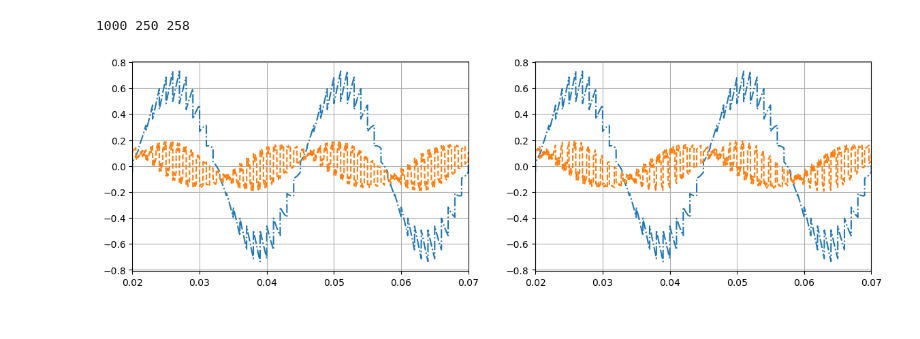
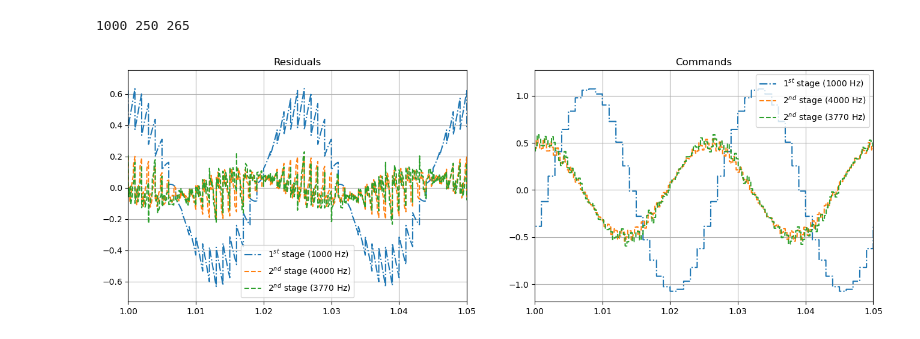
Before and after one commit to ArcetriAdaptiveOptics/ekarus, a Jupyter notebook: ekarus/notebooks/carolineEffect.ipynb, the cells around one changed output. Cells and saved outputs as stored; diff of their text form; code cells hidden in the pictures.

```diff
--- a/ekarus/notebooks/carolineEffect.ipynb
+++ b/ekarus/notebooks/carolineEffect.ipynb
@@ -197,41 +209,48 @@ def single_integrator(timeseries,f_ratio,gain:float=0.4,delay:int=2):
 # %%
 # sinusoid sampled at 100 kHz
 fs = 1e+6
 freq_in = 40
 amp = 1
-tend = 0.2
+tend = 2.0
 
 tvec = np.linspace(0,tend,int(fs*tend))
 sinus = np.sin(2*np.pi*freq_in*tvec)*amp
 
+gg = 0.7
+dd = 2
+
 # First integrator: 1 kHz
 f1 = 1e+3
-out1,cmd1 = single_integrator(sinus, f1/fs, gain=1.0, delay=2)
+out1,cmd1 = single_integrator(sinus, f1/fs, gain=gg, delay=dd)
 
 # Second integrator: 4 kHz
 f2 = 4e+3
-out2,cmd2 = single_integrator(out1, f2/fs, gain=1.0, delay=2)
+out2,cmd2 = single_integrator(out1, f2/fs, gain=gg, delay=dd)
 
-# Second integrator: 3867 Hz
-f2bis = 3867
-out2bis,cmd2bis = single_integrator(out1, f2bis/fs, gain=1.0, delay=2)
+# Second integrator: 3900 Hz
+f2bis = 3770
+out2bis,cmd2bis = single_integrator(out1, f2bis/fs, gain=gg, delay=dd)
 
 print(int(fs/f1),int(fs/f2),int(fs/f2bis))
 
 
-plt.figure(figsize=(14,4))
+plt.figure(figsize=(16,5))
 plt.subplot(1,2,1)
-# plt.plot(tvec,cmd1)
-plt.plot(tvec,out1,'-.')
-plt.plot(tvec,out2,'--')
-plt.xlim([0.02,0.02+2/freq_in])
+plt.plot(tvec,out1,'-.',label=r'$1^{st}$ stage '+f'({f1:1.0f} Hz)')
+plt.plot(tvec,out2,'--',label=r'$2^{nd}$ stage '+f'({f2:1.0f} Hz)')
+plt.plot(tvec,out2bis,'--',label=r'$2^{nd}$ stage '+f'({f2bis:1.0f} Hz)')
+plt.title('Residuals')
+plt.xlim([1,1+2/freq_in])
+plt.legend(loc='lower center')
 plt.grid()
 plt.subplot(1,2,2)
-# plt.plot(tvec,sinus)
-plt.plot(tvec,out1,'-.')
-plt.plot(tvec,out2bis,'--')
-plt.xlim([0.02,0.02+2/freq_in])
+plt.plot(tvec,cmd1,'-.',label=r'$1^{st}$ stage '+f'({f1:1.0f} Hz)')
+plt.plot(tvec,cmd2,'--',label=r'$2^{nd}$ stage '+f'({f2:1.0f} Hz)')
+plt.plot(tvec,cmd2bis,'--',label=r'$2^{nd}$ stage '+f'({f2bis:1.0f} Hz)')
+plt.title('Commands')
+plt.xlim([1,1+2/freq_in])
+plt.legend(loc='upper right')
 plt.grid()
 # %% [output]
-1000 250 258
+1000 250 265
-[figure, old version]
+[figure, new version]
```
Also changed, not shown: parts of 4 cells of this notebook, 5 other files.
